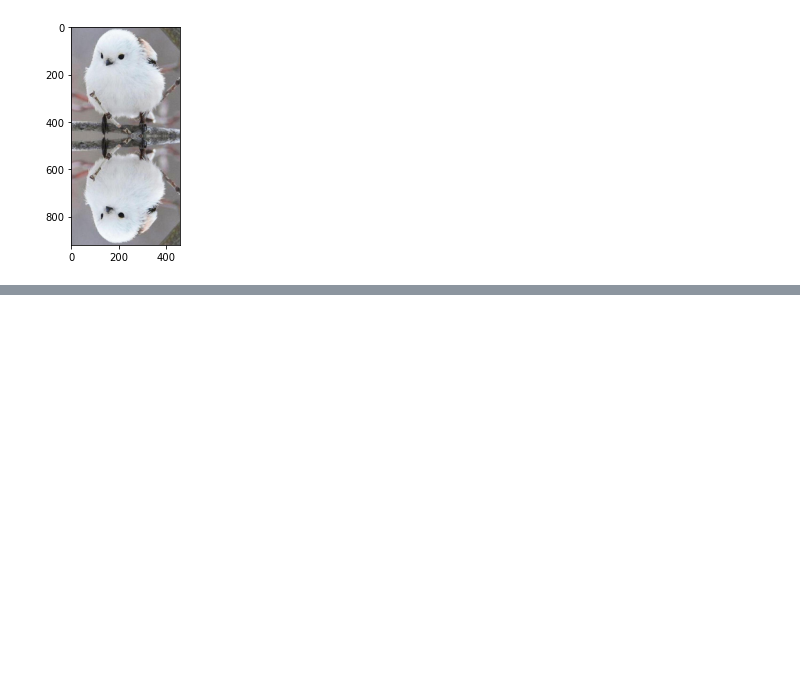
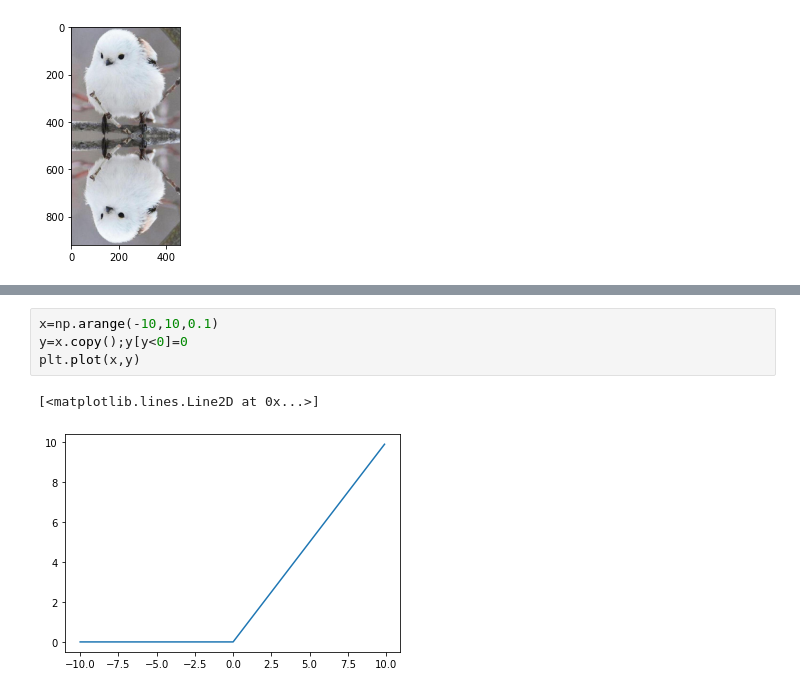
Before and after one commit to Heegu-han/AI, a Jupyter notebook: day_10/day_10.ipynb, the cells around one changed output, grey strips where cells are left out. Drawn from its saved outputs; the diff is of its cells as text; blank space fills up the shorter version.

```diff
--- a/day_10/day_10.ipynb
+++ b/day_10/day_10.ipynb
@@ -137,0 +166,7 @@ a=img
+# %%
+x=np.arange(-10,10,0.1)
+y=x.copy();y[y<0]=0
+plt.plot(x,y)
+# %% [output]
+[<matplotlib.lines.Line2D at 0x...>]
+[figure, added]
```
Also changed, not shown: parts of 9 cells of this notebook.
